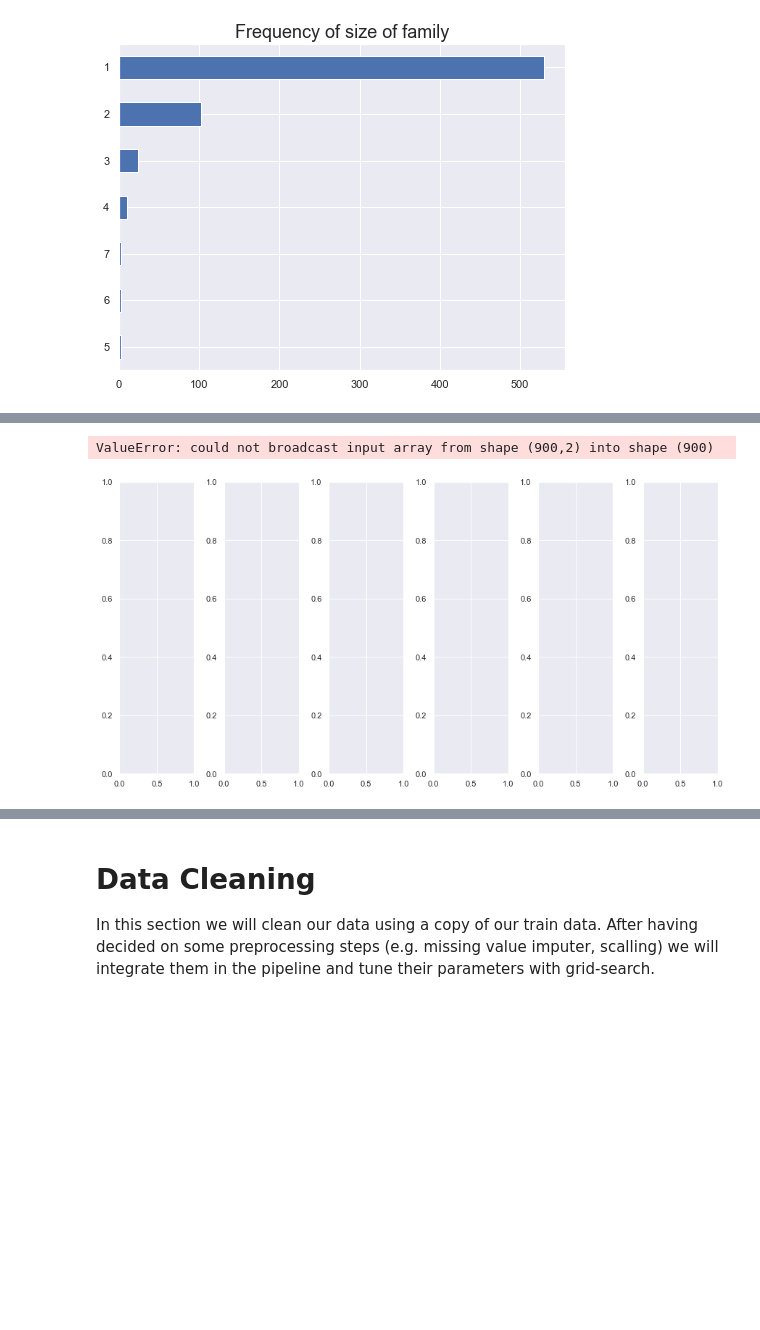
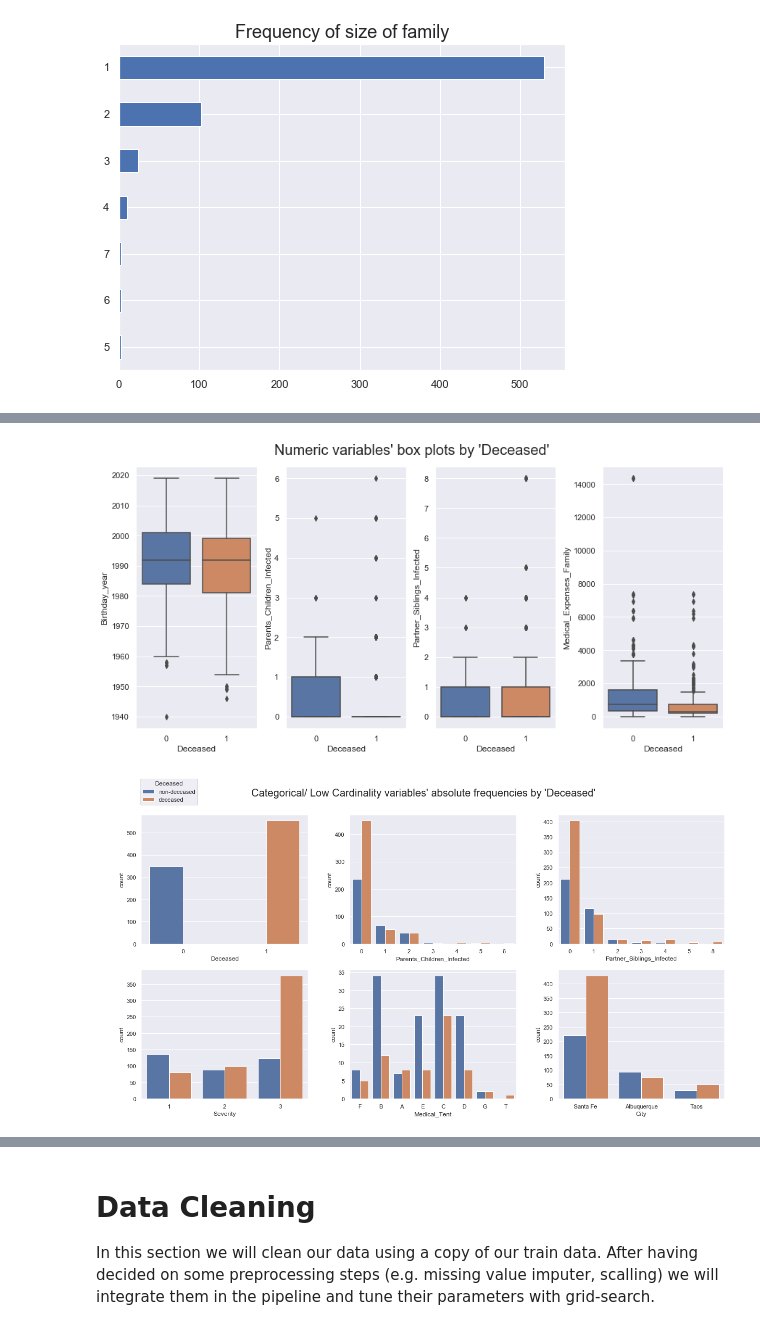
Before and after one commit to DavidSilva98/ML_project, a Jupyter notebook: group7.ipynb, the cells around one changed output, grey strips where cells are left out. Saved outputs shown, nothing was run; the diff lists cells and outputs as text; code cells hidden in the pictures; blank space fills up the shorter version.

```diff
--- a/group7.ipynb
+++ b/group7.ipynb
@@ -250,7 +238,7 @@ ValueError: could not broadcast input array from shape (900,2) into shape (900)
 sns.set()
 
 # data to plot
-plot_df = pd.concat([df_explore[metric_features], df_explore.Deceased], axis=1)
+plot_df = pd.concat([X_train[metric_features], y_train], axis=1)
 plot_features = metric_features
 
 # Prepare figure
@@ -265,34 +253,35 @@ plt.suptitle("Numeric variables' box plots by 'Deceased'", fontsize=20)
 
 plt.show()
 # %% [output]
-ValueError: could not broadcast input array from shape (900,2) into shape (900)
-[figure, old version]
+[figure, new version]
 # %%
 sns.set()
 
 # data to plot
-plot_df = pd.concat([df_explore[lc_c_features + ["Parents_Children_Infected", "Partner_Siblings_Infected"]], df_explore.Deceased], axis=1)
+plot_df = pd.concat([X_train[lc_c_features + ["Parents_Children_Infected", "Partner_Siblings_Infected"]], y_train], axis=1)
 plot_features = ["Deceased", "Parents_Children_Infected", "Partner_Siblings_Infected"] + lc_c_features
 
 # figure and axes
 fig, axes = plt.subplots(2, ceil(len(plot_features)/2), figsize=(20,10))
 
 # plot data
 for ax, x in zip(axes.flatten(), plot_features):
     if x == "Deceased":
         sns.countplot(x=x, hue="Deceased", order=[0, 1], data=plot_df, ax=ax)
     else:
         sns.countplot(x=x, hue="Deceased", data=plot_df, ax=ax)
     ax.get_legend().remove()
 
 # Set legend (IsCanceled)
 handles, _ = axes[0, 0].get_legend_handles_labels()
 fig.legend(handles, ["non-deceased", "deceased"], loc=(0.07,0.91), title="Deceased", title_fontsize=12)
 
 plt.subplots_adjust(wspace=0.25)
 plt.suptitle("Categorical/ Low Cardinality variables' absolute frequencies by 'Deceased'", y=0.95, fontsize=20)
 
 plt.show()
+# %% [output]
+[figure, added]
 # %%
 sns.set(style="white")
 
```
Also changed, not shown: parts of 17 cells of this notebook.
